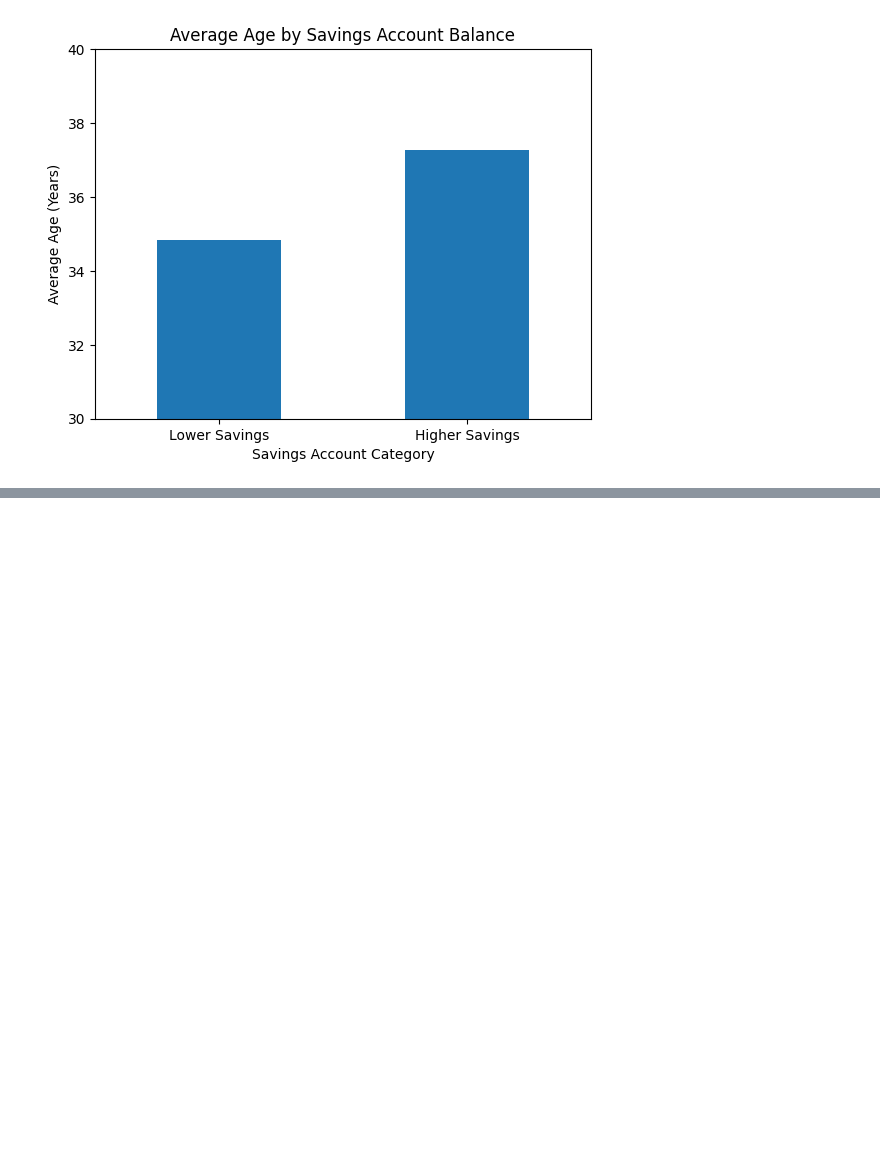
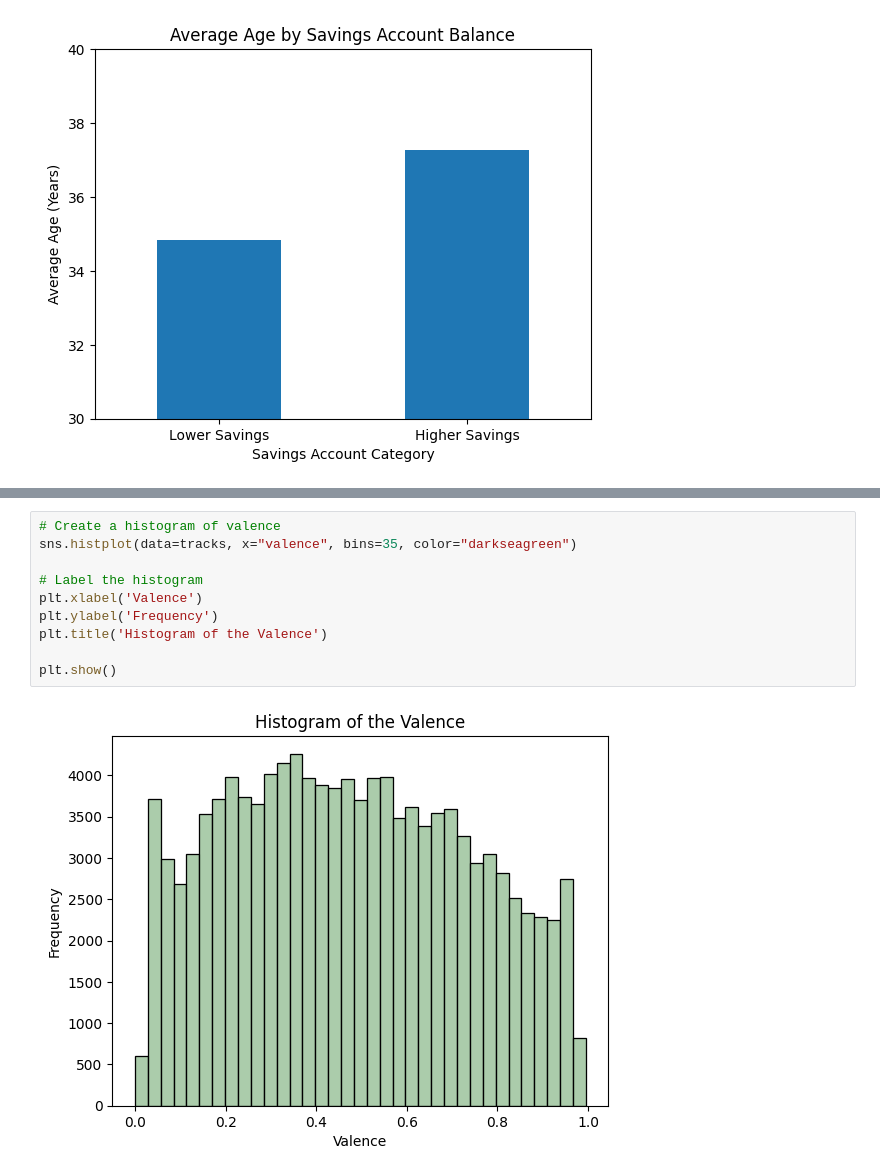
Before and after one commit to BrentMRPalmer/CSI4142-A1, a Jupyter notebook: A1.ipynb, the cells around one changed output, grey strips where cells are left out. Drawn from its saved outputs; the diff is of its cells as text; blank space fills up the shorter version.

```diff
--- a/A1.ipynb
+++ b/A1.ipynb
@@ -439,0 +627,12 @@ plt.show()
+# %%
+# Create a histogram of valence
+sns.histplot(data=tracks, x="valence", bins=35, color="darkseagreen")
+
+# Label the histogram
+plt.xlabel('Valence')
+plt.ylabel('Frequency')
+plt.title('Histogram of the Valence')
+
+plt.show()
+# %% [output]
+[figure, added]
```
Also changed, not shown: parts of 33 cells of this notebook.
